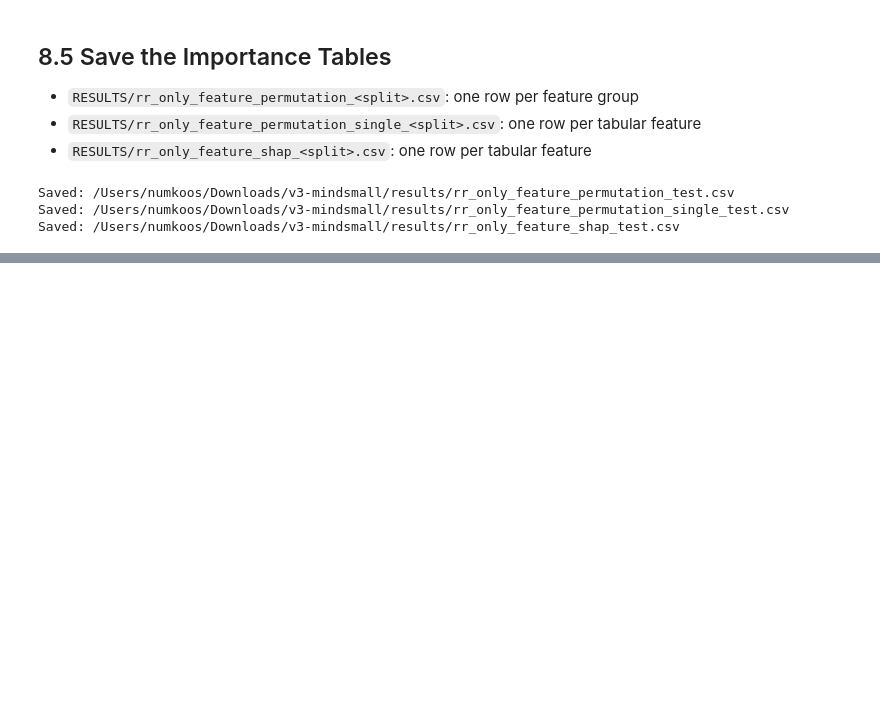
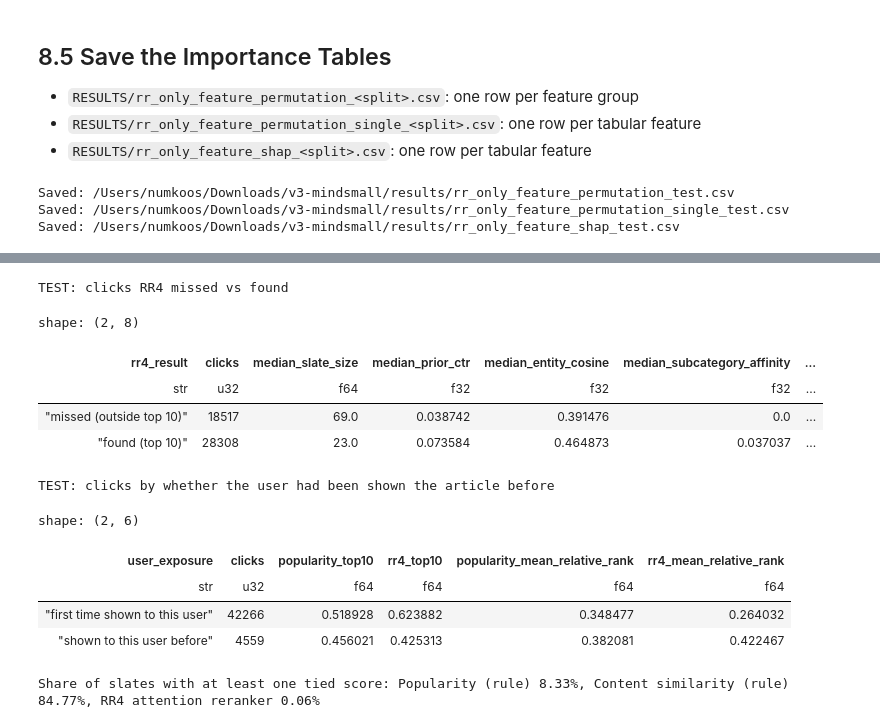
Before and after one commit to hippo2311/BT4222-Group-6-, a Jupyter notebook: 5_Models/5_03_Pipeline_Evaluation/1_RR_only/PE_RR_logged_slates.ipynb, the cells around one changed output, grey strips where cells are left out. Drawn from its saved outputs; the diff is of its cells as text; code cells hidden in the pictures; blank space fills up the shorter version.

```diff
--- a/5_Models/5_03_Pipeline_Evaluation/1_RR_only/PE_RR_logged_slates.ipynb
+++ b/5_Models/5_03_Pipeline_Evaluation/1_RR_only/PE_RR_logged_slates.ipynb
@@ -2249,0 +2623,45 @@ Saved: /Users/numkoos/Downloads/v3-mindsmall/results/rr_only_feature_shap_test.c
+# %%
+missed_vs_found = (
+    clicks.with_columns(
+        pl.when(pl.col("rank_rr4") <= 10).then(pl.lit("found (top 10)")).otherwise(pl.lit("missed (outside top 10)")).alias("rr4_result")
+    )
+    .group_by("rr4_result")
+    .agg(
+        pl.len().alias("clicks"),
+        pl.col("slate_size").median().alias("median_slate_size"),
+        pl.col("smoothed_prior_article_ctr").median().alias("median_prior_ctr"),
+        pl.col("entity_cosine").median().alias("median_entity_cosine"),
+        pl.col("subcategory_affinity").median().alias("median_subcategory_affinity"),
+        (pl.col("no_prior_pair_exposure") == 0).mean().alias("share_shown_to_user_before"),
+        (pl.col("no_prior_article_exposure") == 1).mean().alias("share_never_shown_before"),
+    )
+    .sort("rr4_result", descending=True)
+)
+print(f"{TARGET_SPLIT.upper()}: clicks RR4 missed vs found")
+display(missed_vs_found)
+
+by_user_exposure = click_placement("user_exposure", ["first time shown to this user", "shown to this user before"])
+print(f"{TARGET_SPLIT.upper()}: clicks by whether the user had been shown the article before")
+display(by_user_exposure)
+
+tied_slates = diagnostic_rows.group_by("impression_uid").agg(
+    *[(pl.col(f"score_{s}").n_unique() < pl.len()).alias(s) for s in SHORT.values()]
+)
+print(
+    "Share of slates with at least one tied score: "
+    + ", ".join(f"{MODEL_LABELS[m]} {tied_slates[SHORT[m]].mean():.2%}" for m in MODEL_NAMES)
+)
+# %% [output]
+TEST: clicks RR4 missed vs found
+shape: (2, 8)
+| rr4_result | clicks | median_slate_size | median_prior_ctr | median_entity_cosine | median_subcategory_affinity | ... |
+| str | u32 | f64 | f32 | f32 | f32 | ... |
+| "missed (outside top 10)" | 18517 | 69.0 | 0.038742 | 0.391476 | 0.0 | ... |
+| "found (top 10)" | 28308 | 23.0 | 0.073584 | 0.464873 | 0.037037 | ... |
+TEST: clicks by whether the user had been shown the article before
+shape: (2, 6)
+| user_exposure | clicks | popularity_top10 | rr4_top10 | popularity_mean_relative_rank | rr4_mean_relative_rank |
+| str | u32 | f64 | f64 | f64 | f64 |
+| "first time shown to this user" | 42266 | 0.518928 | 0.623882 | 0.348477 | 0.264032 |
+| "shown to this user before" | 4559 | 0.456021 | 0.425313 | 0.382081 | 0.422467 |
+Share of slates with at least one tied score: Popularity (rule) 8.33%, Content similarity (rule) 84.77%, RR4 attention reranker 0.06%
```
Also changed, not shown: parts of 21 cells of this notebook, 2 other files.
